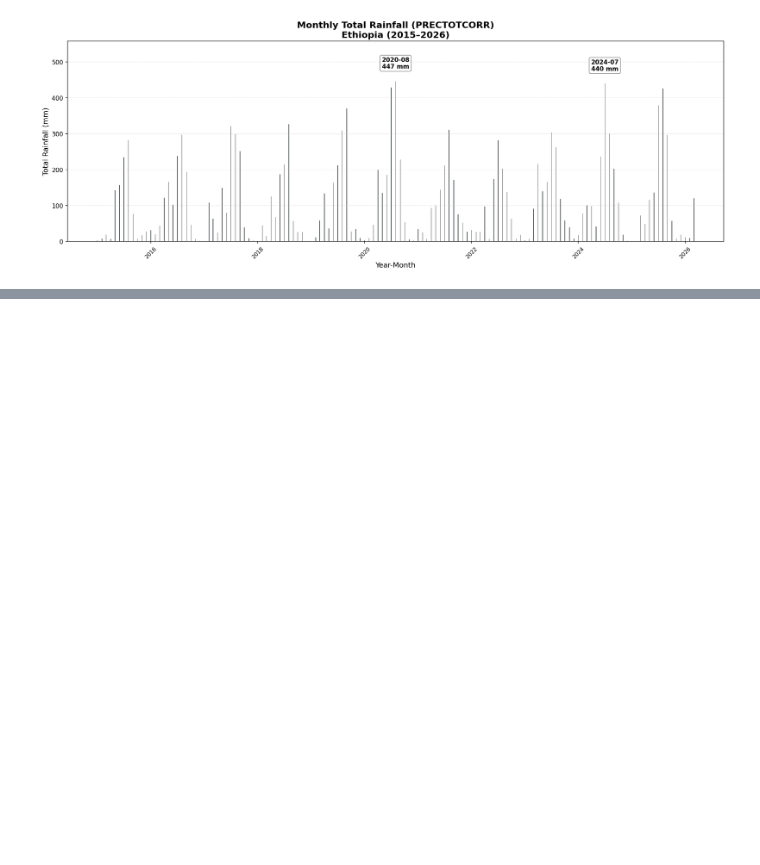
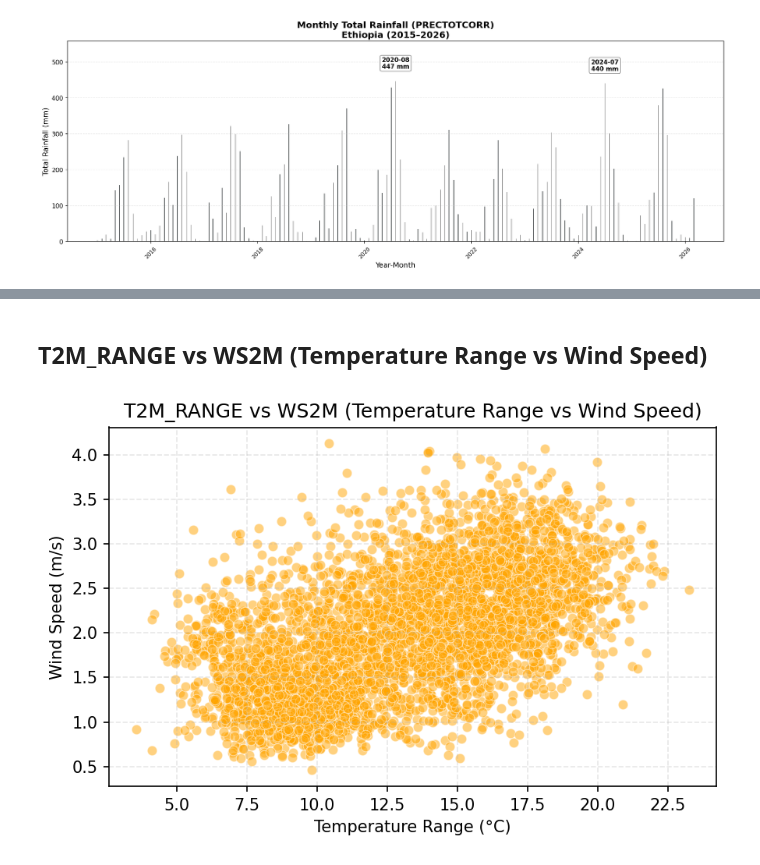
Before and after one commit to bemnetne/climate-challenge-week0, a Jupyter notebook: notebooks/ethiopia_eda.ipynb, the cells around one changed output, grey strips where cells are left out. Drawn from its saved outputs; the diff is of its cells as text; code cells hidden in the pictures; blank space fills up the shorter version.

```diff
--- a/notebooks/ethiopia_eda.ipynb
+++ b/notebooks/ethiopia_eda.ipynb
@@ -505,0 +548,22 @@ Overall, the climate exhibits strong seasonality driven primarily by rainfall va
+# %% [markdown]
+## T2M_RANGE vs WS2M (Temperature Range vs Wind Speed)
+# %%
+plt.figure(figsize=(6,4), dpi=150)
+
+sns.scatterplot(
+    data=df,
+    x="T2M_RANGE",
+    y="WS2M",
+    alpha=0.5,
+    color="orange"
+)
+
+plt.title("T2M_RANGE vs WS2M (Temperature Range vs Wind Speed)")
+plt.xlabel("Temperature Range (°C)")
+plt.ylabel("Wind Speed (m/s)")
+plt.grid(True, linestyle="--", alpha=0.3)
+
+plt.tight_layout()
+plt.show()
+# %% [output]
+[figure, added]
```
Also changed, not shown: parts of 9 cells of this notebook.
